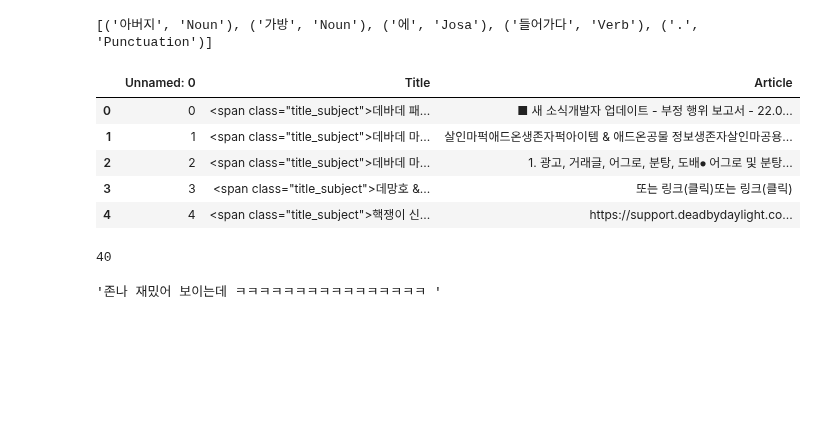
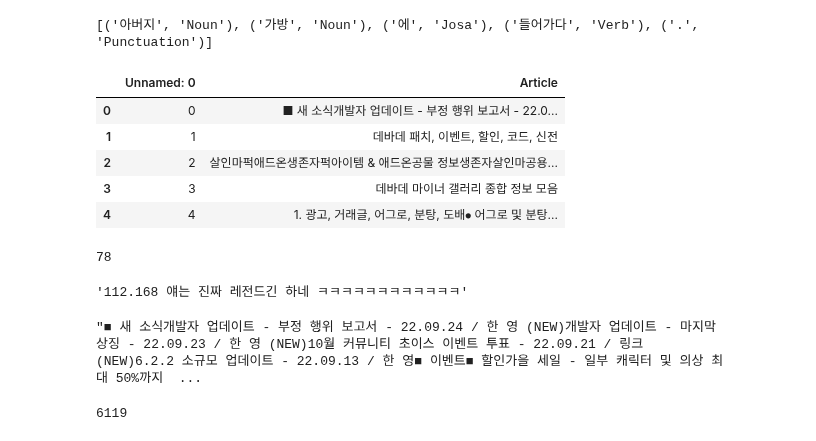
Before and after one commit to ljh15952/DCword, a Jupyter notebook: src/wordCloudCreater.ipynb, the cells around one changed output. Cells and saved outputs as stored; diff of their text form; code cells hidden in the pictures; blank space fills up the shorter version.

```diff
--- a/src/wordCloudCreater.ipynb
+++ b/src/wordCloudCreater.ipynb
@@ -41,21 +37,30 @@ print(tokens)
 import numpy as np
 import pandas as pd
 # %%
-df = pd.read_excel('./result_220924_1149.xlsx', engine='openpyxl')
+df = pd.read_excel('./result_220925_0526.xlsx', engine='openpyxl')
 df.head()
 # %% [output]
-|  | Unnamed: 0 | Title | Article |
-| 0 | 0 | <span class="title_subject">데바데 패... | ■ 새 소식개발자 업데이트 - 부정 행위 보고서 - 22.0... |
-| 1 | 1 | <span class="title_subject">데바데 마... | 살인마퍽애드온생존자퍽아이템 & 애드온공물 정보생존자살인마공용... |
-| 2 | 2 | <span class="title_subject">데바데 마... | 1. 광고, 거래글, 어그로, 분탕, 도배⦁ 어그로 및 분탕... |
-| 3 | 3 | <span class="title_subject">데망호 &... | 또는 링크(클릭)또는 링크(클릭) |
-| 4 | 4 | <span class="title_subject">핵쟁이 신... | https://support.deadbydaylight.co... |
+|  | Unnamed: 0 | Article |
+| 0 | 0 | ■ 새 소식개발자 업데이트 - 부정 행위 보고서 - 22.0... |
+| 1 | 1 | 데바데 패치, 이벤트, 할인, 코드, 신전 |
+| 2 | 2 | 살인마퍽애드온생존자퍽아이템 & 애드온공물 정보생존자살인마공용... |
+| 3 | 3 | 데바데 마이너 갤러리 종합 정보 모음 |
+| 4 | 4 | 1. 광고, 거래글, 어그로, 분탕, 도배⦁ 어그로 및 분탕... |
 # %%
 articles = df['Article'].tolist()
 len(articles)
 # %% [output]
-40
+78
 # %%
 articles[-1]
 # %% [output]
-'존나 재밌어 보이는데 ㅋㅋㅋㅋㅋㅋㅋㅋㅋㅋㅋㅋㅋㅋㅋㅋ '
+'112.168 얘는 진짜 레전드긴 하네 ㅋㅋㅋㅋㅋㅋㅋㅋㅋㅋㅋㅋ'
+# %%
+articles = ' '.join(articles)
+articles[:1000]
+# %% [output]
+"■ 새 소식개발자 업데이트 - 부정 행위 보고서 - 22.09.24 / 한 영 (NEW)개발자 업데이트 - 마지막 상징 - 22.09.23 / 한 영 (NEW)10월 커뮤니티 초이스 이벤트 투표 - 22.09.21 / 링크 (NEW)6.2.2 소규모 업데이트 - 22.09.13 / 한 영■ 이벤트■ 할인가을 세일 - 일부 캐릭터 및 의상 최대 50%까지  ...
+# %%
+len(articles)
+# %% [output]
+6119
```
Also changed, not shown: parts of 10 cells of this notebook, 2 other files.
